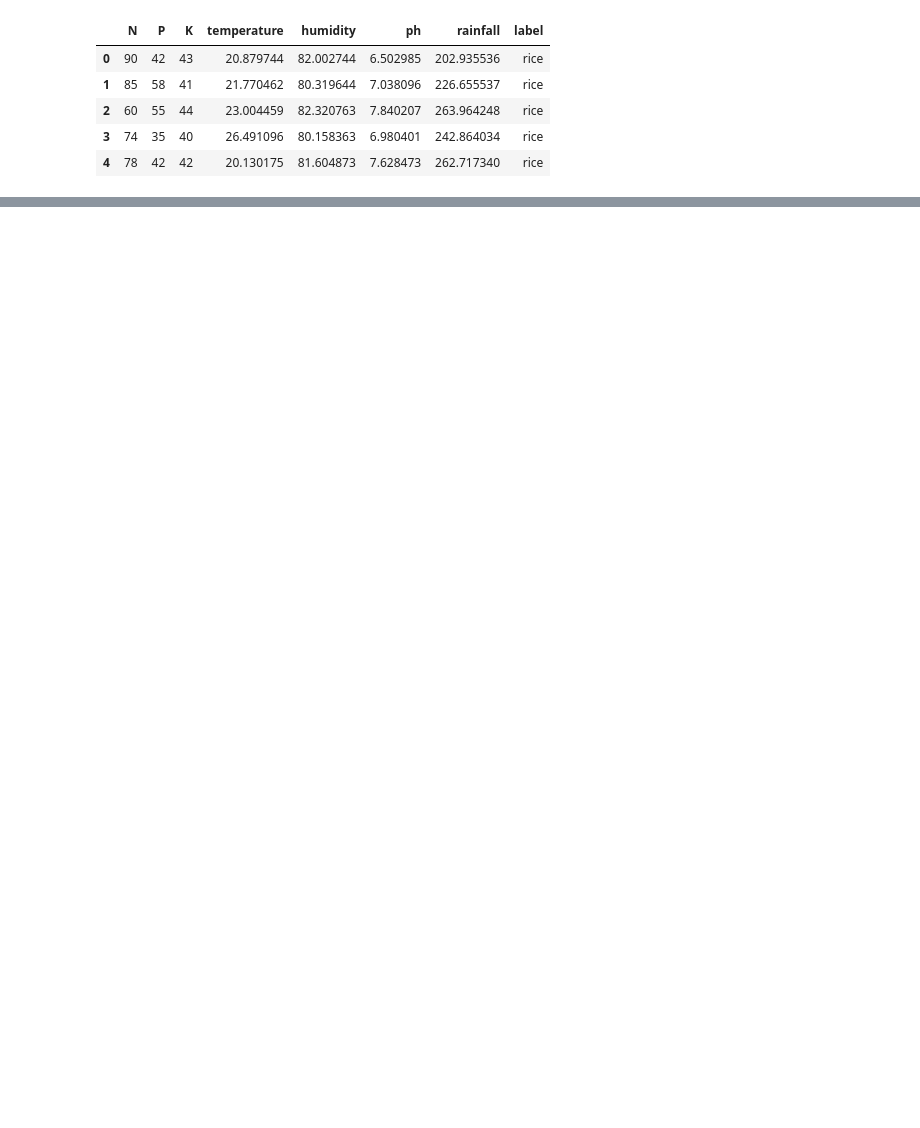
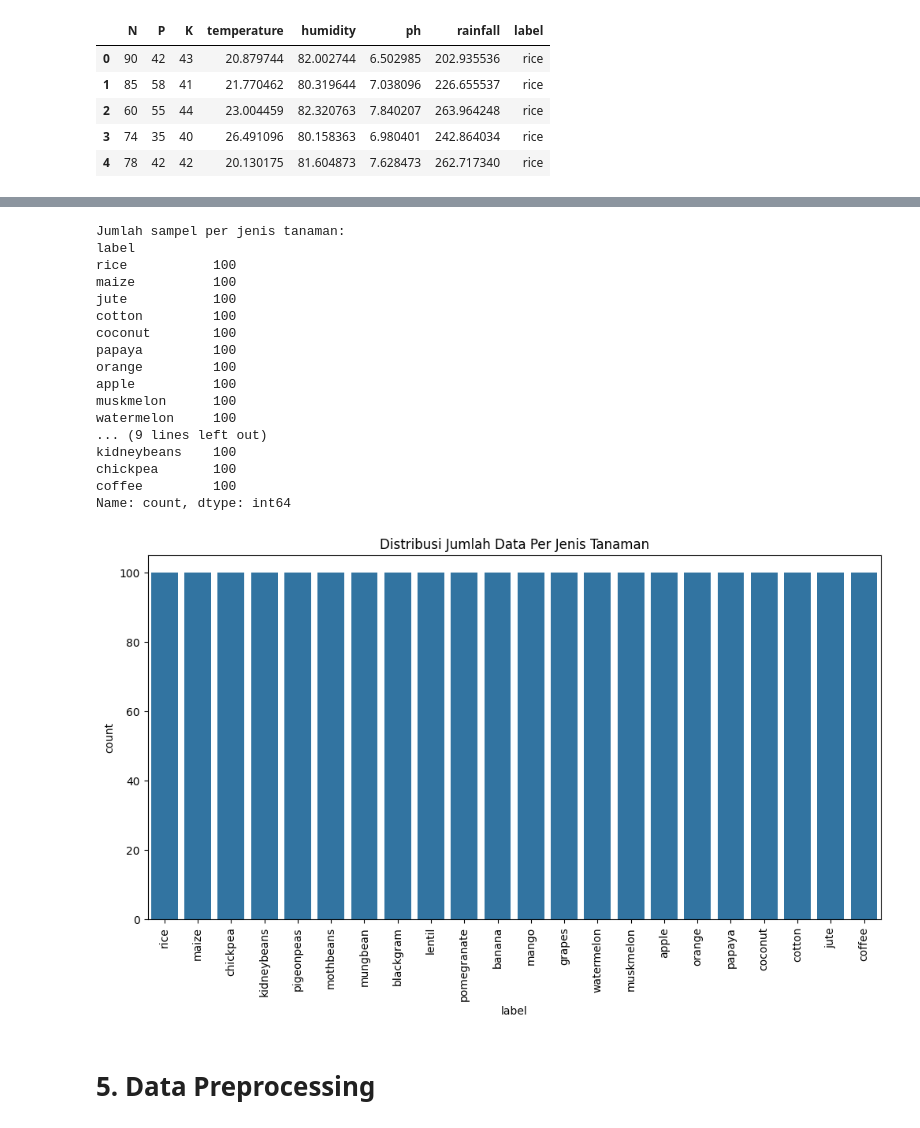
Before and after one commit to tgif-yaak/Eksperimen_SML_Pradnya-Aliya, a Jupyter notebook: preprocessing/Eksperimen_Pradnya-Aliya.ipynb, the cells around one changed output, grey strips where cells are left out. Drawn from its saved outputs; the diff is of its cells as text; code cells hidden in the pictures; blank space fills up the shorter version.

```diff
--- a/preprocessing/Eksperimen_Pradnya-Aliya.ipynb
+++ b/preprocessing/Eksperimen_Pradnya-Aliya.ipynb
@@ -69,11 +42,0 @@ Passing `palette` without assigning `hue` is deprecated and will be removed in v
-# %%
-# 1. Bersihkan duplikat dan baris kosong
-df = df.drop_duplicates().dropna()
-
-# 2. Ubah label teks tanaman menjadi angka (Label Encoding)
-le = LabelEncoder()
-df['label'] = le.fit_transform(df['label'])
-
-# 3. LANGSUNG SIMPAN JADI FILE CSV DI FOLDER PREPROCESSING
-df.to_csv("crop_preprocessing.csv", index=False)
-print("[SUKSES] File crop_preprocessing.csv berhasil dibuat!")
@@ -81,0 +87,32 @@ print("[SUKSES] File crop_preprocessing.csv berhasil dibuat!")
+# %%
+# Menghitung jumlah data untuk setiap jenis tanaman di kolom target
+print("Jumlah sampel per jenis tanaman:")
+print(df['label'].value_counts())
+
+# Membuat grafik visualisasi sederhana untuk distribusi tanamannya
+plt.figure(figsize=(12, 6))
+sns.countplot(data=df, x='label')
+plt.xticks(rotation=90) # Memutar tulisan nama tanaman agar tidak tumpang tindih
+plt.title("Distribusi Jumlah Data Per Jenis Tanaman")
+plt.show()
+# %% [output]
+Jumlah sampel per jenis tanaman:
+label
+rice           100
+maize          100
+jute           100
+cotton         100
+coconut        100
+papaya         100
+orange         100
+apple          100
+muskmelon      100
+watermelon     100
+... (9 lines left out)
+kidneybeans    100
+chickpea       100
+coffee         100
+Name: count, dtype: int64
+[figure, added]
+# %% [markdown]
+# **5. Data Preprocessing**
```
Also changed, not shown: parts of 17 cells of this notebook, 2 other files.
